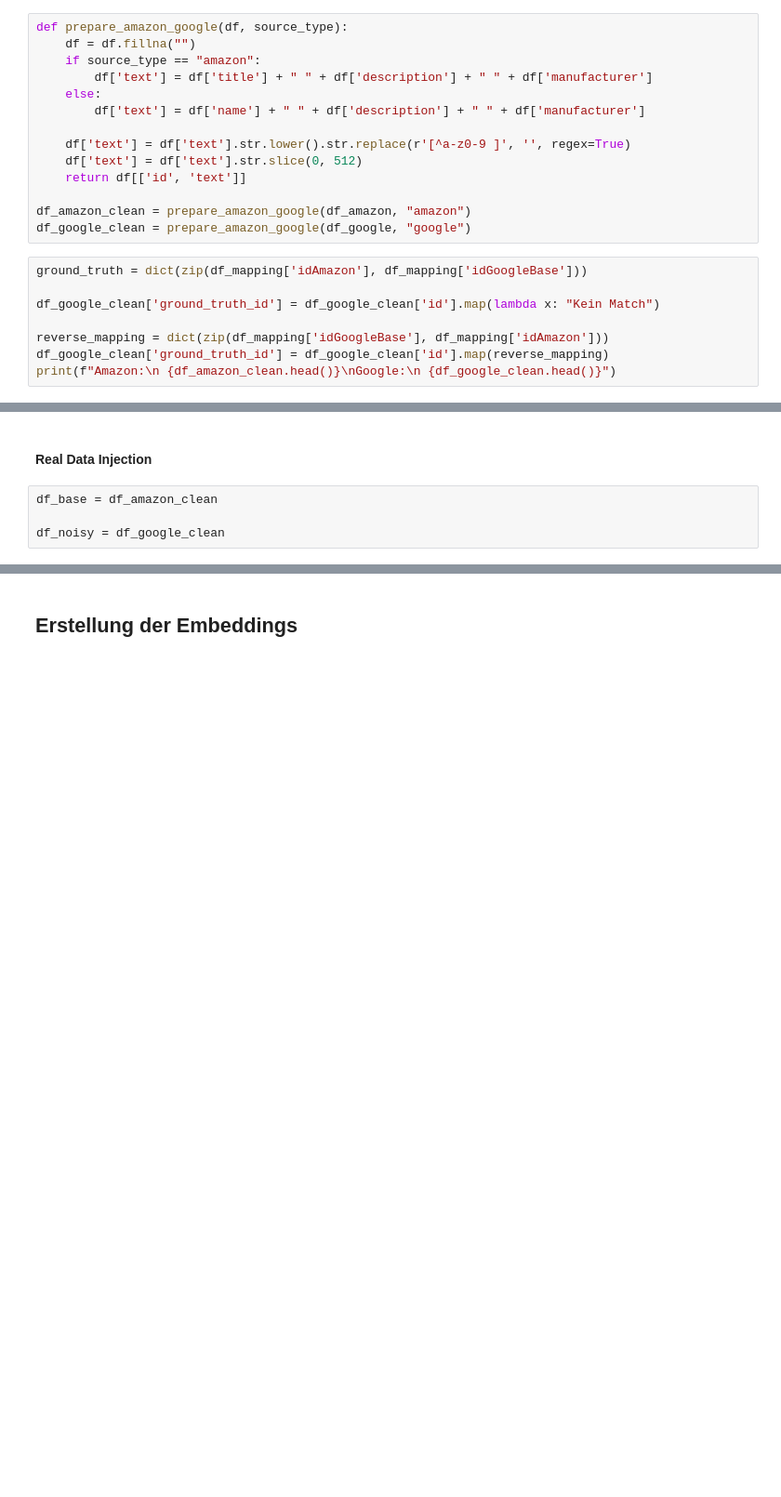
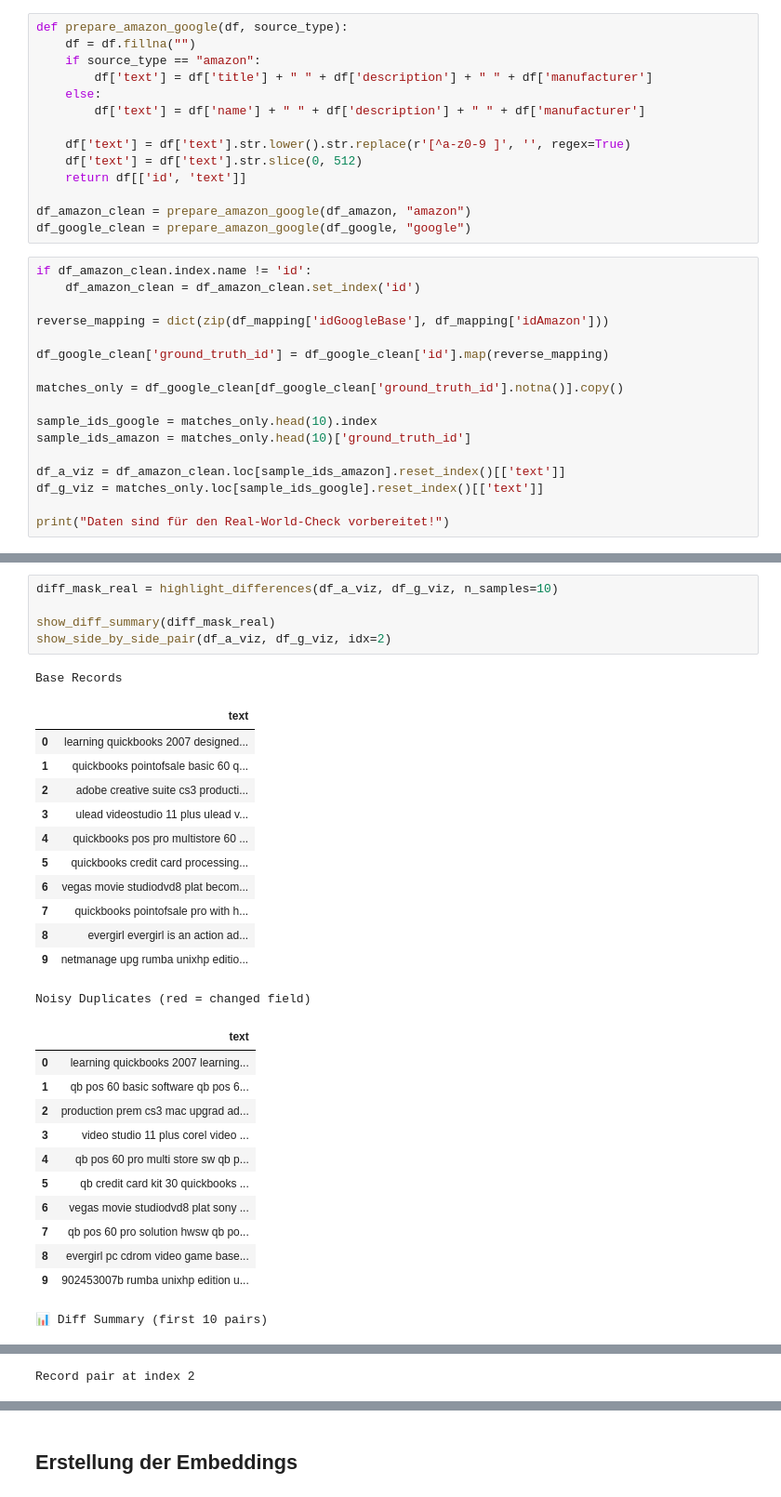
Before and after one commit to F1nnSBK/Entitiy-Resolution, a Jupyter notebook: entity_resolution.ipynb, the cells around one changed output, grey strips where cells are left out. Shown at 93% size. Drawn from its saved outputs; the diff is of its cells as text; blank space fills up the shorter version.

Commit message:
building synth vs real data comparison working embeddings and eval

```diff
--- a/entity_resolution.ipynb
+++ b/entity_resolution.ipynb
@@ -185,11 +187,20 @@ def prepare_amazon_google(df, source_type):
 df_amazon_clean = prepare_amazon_google(df_amazon, "amazon")
 df_google_clean = prepare_amazon_google(df_google, "google")
 # %%
-ground_truth = dict(zip(df_mapping['idAmazon'], df_mapping['idGoogleBase']))
-
-df_google_clean['ground_truth_id'] = df_google_clean['id'].map(lambda x: "Kein Match")
+if df_amazon_clean.index.name != 'id':
+    df_amazon_clean = df_amazon_clean.set_index('id')
 
 reverse_mapping = dict(zip(df_mapping['idGoogleBase'], df_mapping['idAmazon']))
+
 df_google_clean['ground_truth_id'] = df_google_clean['id'].map(reverse_mapping)
-print(f"Amazon:\n {df_amazon_clean.head()}\nGoogle:\n {df_google_clean.head()}")
+
+matches_only = df_google_clean[df_google_clean['ground_truth_id'].notna()].copy()
+
+sample_ids_google = matches_only.head(10).index
+sample_ids_amazon = matches_only.head(10)['ground_truth_id']
+
+df_a_viz = df_amazon_clean.loc[sample_ids_amazon].reset_index()[['text']]
+df_g_viz = matches_only.loc[sample_ids_google].reset_index()[['text']]
+
+print("Daten sind für den Real-World-Check vorbereitet!")
 # %% [output]
@@ -213,6 +208,31 @@ Google:
-# %% [markdown]
-#### Real Data Injection
-# %%
-df_base = df_amazon_clean
-
-df_noisy = df_google_clean
+# %%
+diff_mask_real = highlight_differences(df_a_viz, df_g_viz, n_samples=10)
+
+show_diff_summary(diff_mask_real)
+show_side_by_side_pair(df_a_viz, df_g_viz, idx=2)
+# %% [output]
+Base Records
+|  | text |
+| 0 | learning quickbooks 2007 designed... |
+| 1 | quickbooks pointofsale basic 60 q... |
+| 2 | adobe creative suite cs3 producti... |
+| 3 | ulead videostudio 11 plus ulead v... |
+| 4 | quickbooks pos pro multistore 60 ... |
+| 5 | quickbooks credit card processing... |
+| 6 | vegas movie studiodvd8 plat becom... |
+| 7 | quickbooks pointofsale pro with h... |
+| 8 | evergirl evergirl is an action ad... |
+| 9 | netmanage upg rumba unixhp editio... |
+Noisy Duplicates (red = changed field)
+|  | text |
+| 0 | learning quickbooks 2007 learning... |
+| 1 | qb pos 60 basic software qb pos 6... |
+| 2 | production prem cs3 mac upgrad ad... |
+| 3 | video studio 11 plus corel video ... |
+| 4 | qb pos 60 pro multi store sw qb p... |
+| 5 | qb credit card kit 30 quickbooks ... |
+| 6 | vegas movie studiodvd8 plat sony ... |
+| 7 | qb pos 60 pro solution hwsw qb po... |
+| 8 | evergirl pc cdrom video game base... |
+| 9 | 902453007b rumba unixhp edition u... |
+📊 Diff Summary (first 10 pairs)
@@ -218,0 +241 @@ df_noisy = df_google_clean
+Record pair at index 2
```
Also changed, not shown: parts of 7 cells of this notebook.
